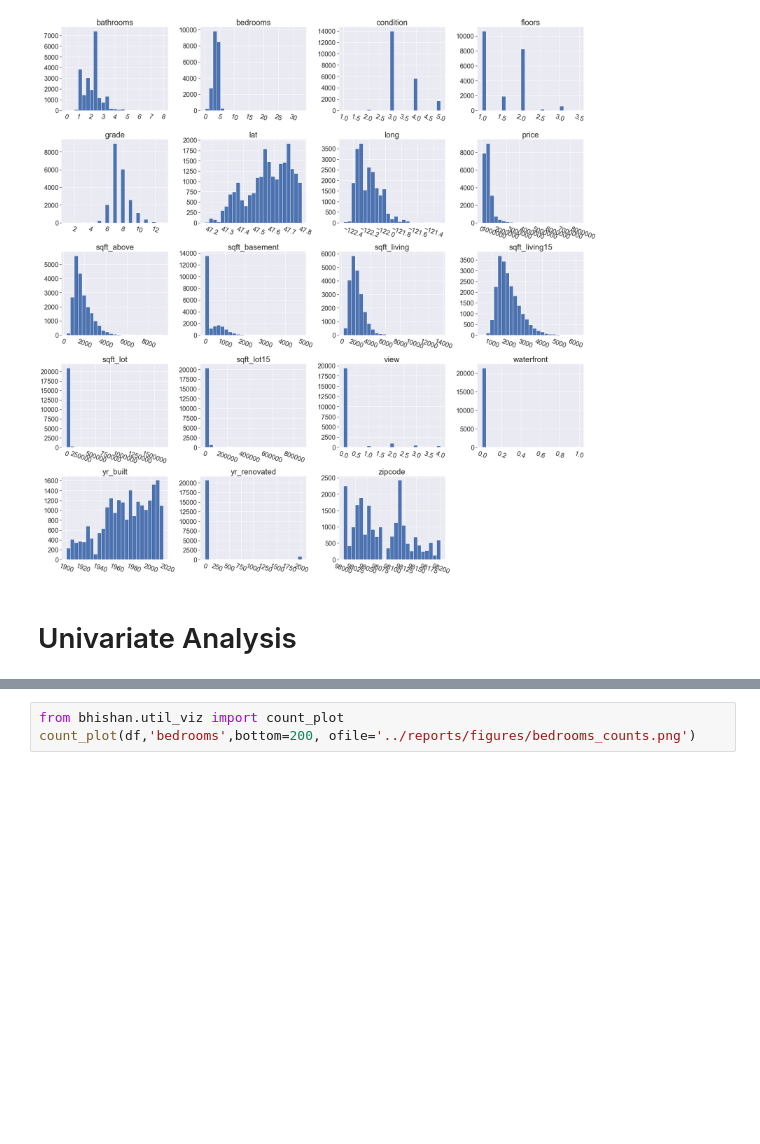
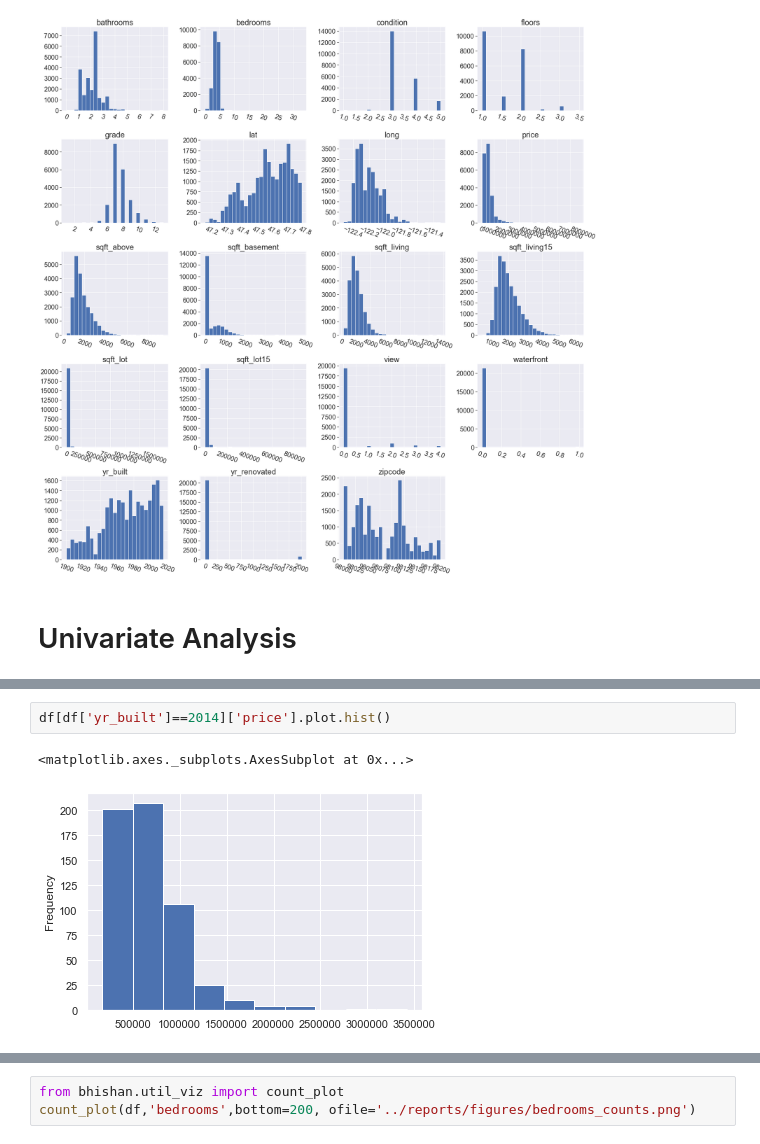
Before and after one commit to bhishanpdl/Project_House_Price_Prediction, a Jupyter notebook: notebooks/b01_regression_data_visualization_and_eda.ipynb, the cells around one changed output, grey strips where cells are left out. Saved outputs shown, nothing was run; the diff lists cells and outputs as text; blank space fills up the shorter version.

```diff
--- a/notebooks/b01_regression_data_visualization_and_eda.ipynb
+++ b/notebooks/b01_regression_data_visualization_and_eda.ipynb
@@ -139,0 +152,5 @@ df.head(1)
+# %%
+df[df['yr_built']==2014]['price'].plot.hist()
+# %% [output]
+<matplotlib.axes._subplots.AxesSubplot at 0x...>
+[figure, added]
```
Also changed, not shown: parts of 19 cells of this notebook, 13 other files.
